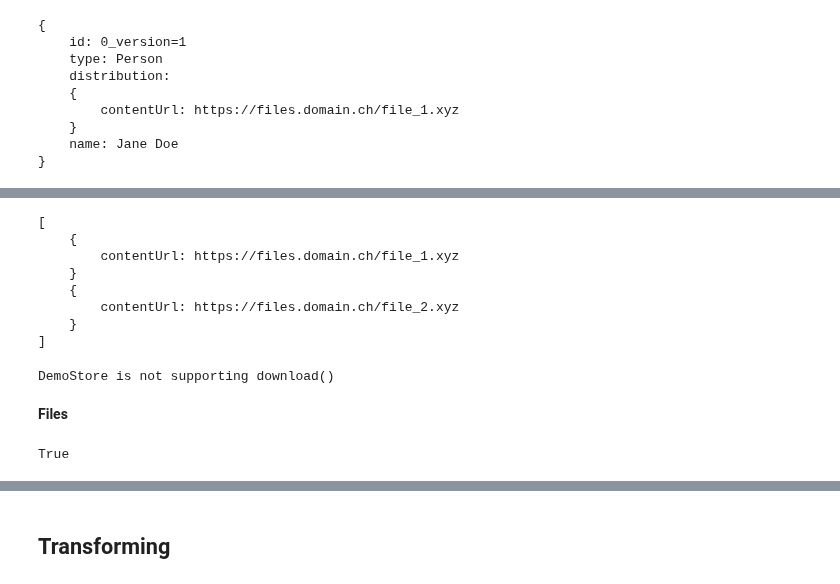
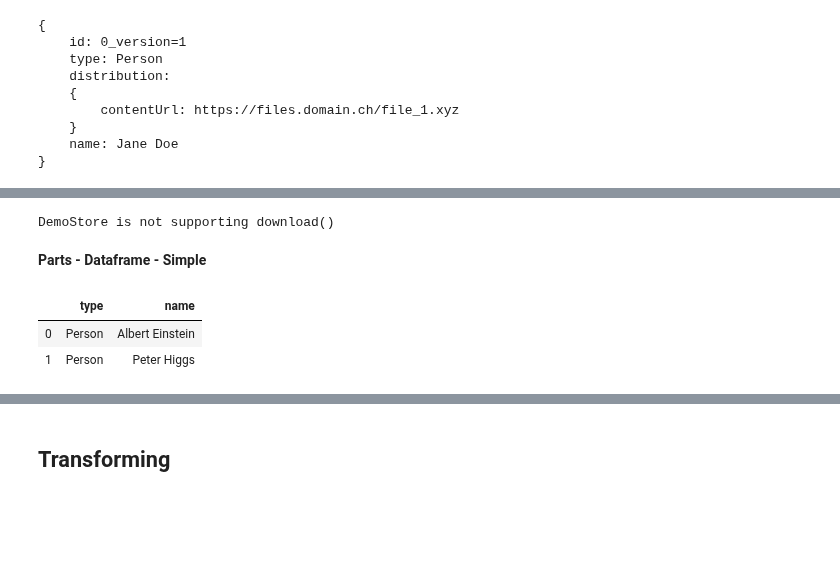
Before and after one commit to BlueBrain/nexus-forge, a Jupyter notebook: examples/Getting Started.ipynb, the cells around one changed output, grey strips where cells are left out. Saved outputs shown, nothing was run; the diff lists cells and outputs as text; code cells hidden in the pictures; blank space fills up the shorter version.

```diff
--- a/examples/Getting Started.ipynb
+++ b/examples/Getting Started.ipynb
@@ -195,13 +191,2 @@ len(files)
-# %%
-print(files)
-# %% [output]
-[
-    {
-        contentUrl: https://files.domain.ch/file_1.xyz
-    }
-    {
-        contentUrl: https://files.domain.ch/file_2.xyz
-    }
-]
 # %%
 # FIXME Implement download() for DemoStore.
@@ -209,4 +194,12 @@ files.download("./downloaded/")
 # %% [output]
 DemoStore is not supporting download()
-# %% [markdown]
-**Files**
+# %% [markdown]
+**Parts - Dataframe - Simple**
+# %%
+dataframe = pd.read_csv("./data/persons.csv")
+# %%
+dataframe
+# %% [output]
+|  | type | name |
+| 0 | Person | Albert Einstein |
+| 1 | Person | Peter Higgs |
@@ -215,4 +213,0 @@ dataset = Dataset(forge, name="Interesting people")
-# %%
-dataset.files() == None
-# %% [output]
-True
```
Also changed, not shown: parts of 75 cells of this notebook, 14 other files.
